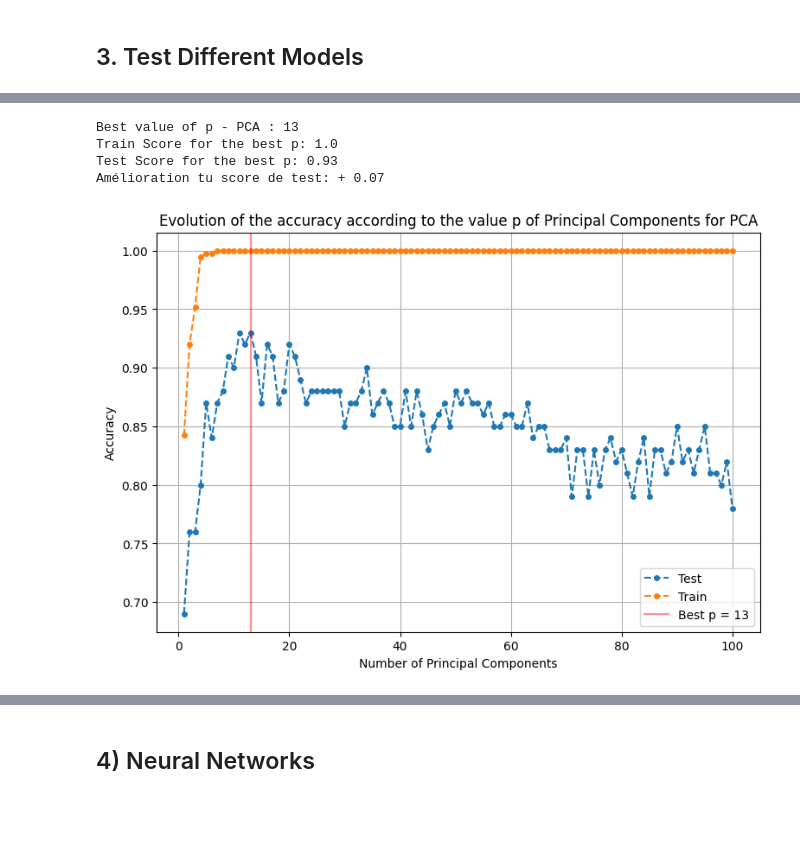
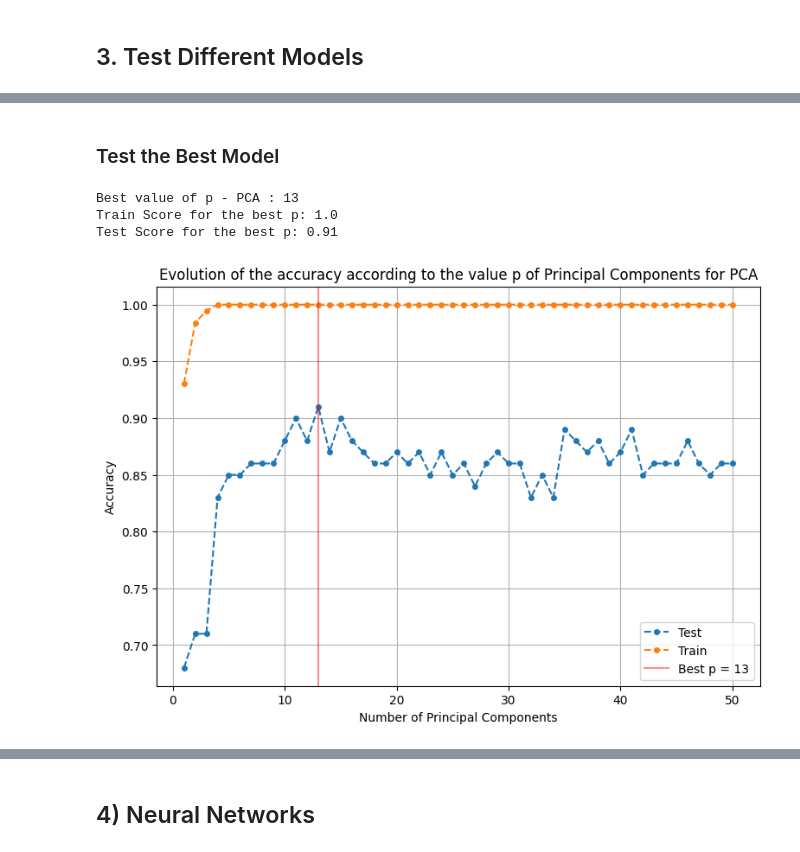
Before and after one commit to odd2022/El-Nino, a Jupyter notebook: 1_month_prediction.ipynb, the cells around one changed output, grey strips where cells are left out. Drawn from its saved outputs; the diff is of its cells as text; code cells hidden in the pictures; blank space fills up the shorter version.

Commit message:
finalized the pipeline for 1 month prediction

```diff
--- a/1_month_prediction.ipynb
+++ b/1_month_prediction.ipynb
@@ -444,28 +445,28 @@ plt.tight_layout()
 lasso = LogisticRegression(penalty='l1', solver='liblinear', C = max_C)
 lasso.fit(X_train, y_train)
 
-y_test_pred_lasso = lasso.predict(X_test)
-y_train_pred_lasso = lasso.predict(X_train)
+y_test_pred = lasso.predict(X_test)
+y_train_pred = lasso.predict(X_train)
 
 train_decision_values = lasso.decision_function(X_train)
 test_decision_values = lasso.decision_function(X_test)
 
 # Compute the scores
-train_accuracy = accuracy_score(y_train, y_train_pred_lasso)
-roc_auc_score_train = roc_auc_score(y_train, train_decision_values)
-print(f"Train accuracy with the best λ: {train_accuracy:.2f}")
-print(f"Train AUC with the best λ: {roc_auc_score_train:.2f}")
+train_accuracy_LASSO = accuracy_score(y_train, y_train_pred)
+roc_auc_score_train_LASSO = roc_auc_score(y_train, train_decision_values)
+print(f"Train accuracy with the best λ: {train_accuracy_LASSO:.2f}")
+print(f"Train AUC with the best λ: {roc_auc_score_train_LASSO:.2f}")
 
-test_accuracy = accuracy_score(y_test, y_test_pred_lasso)
-roc_auc_score_test = roc_auc_score(y_test, test_decision_values)
-print(f"Test accuracy with the best λ: {test_accuracy:.2f}")
-print(f"Test auc with the best λ: {roc_auc_score_test:.2f}")
+test_accuracy_LASSO = accuracy_score(y_test, y_test_pred)
+roc_auc_score_test_LASSO = roc_auc_score(y_test, test_decision_values)
+print(f"Test accuracy with the best λ: {test_accuracy_LASSO:.2f}")
+print(f"Test auc with the best λ: {roc_auc_score_test_LASSO:.2f}")
 
 # Compute the confusion matrix
 conf_matrix = confusion_matrix(y_test, lasso.predict(X_test))
 
-disp = ConfusionMatrixDisplay(confusion_matrix=conf_matrix, display_labels=lasso.classes_)
-disp.plot(cmap='Blues')
+disp = ConfusionMatrixDisplay(confusion_matrix = conf_matrix, display_labels = lasso.classes_)
+disp.plot(cmap = 'Blues')
 plt.title(f"Confusion Matrix - Lasso (C = {max_C:.2f})")
 plt.show()
 # %% [output]
@@ -555,0 +482,7 @@ If we consider accuracy as the reference score, SVC seems to be the best model.
+# %%
+# Define PCA for 50 features
+PCA_sst = PCA(n_components = 50)
+PCA_sst.fit(X)
+
+Xp_sst = PCA_sst.transform(X)
+X_train, X_test, y_train, y_test = useful_functions.split_scale_data(Xp_sst, y, RANDOM_SPLIT = False, train_size = 374, verbose = False)
@@ -556,17 +601,16 @@ If we consider accuracy as the reference score, SVC seems to be the best model.
+# %% [markdown]
+### Test the Best Model
 # %%
-# Combine the best model with different values of
-p_values = np.linspace(1, 100, 100).astype(int)
+p_values = np.linspace(1, 50, 50).astype(int)
 p_values = p_values.astype(int)
 test_score_accuracy = []
 train_score_accuracy = []
 models_pca = []
 
 for p in p_values:
-    # PCA with p principal components
-    PCA_sst = PCA(n_components=p)
+    PCA_sst = PCA(n_components = p)
     PCA_sst.fit(X)
 
-    # Project data
     Xp_sst = PCA_sst.transform(X)
     X_train, X_test, y_train, y_test = useful_functions.split_scale_data(Xp_sst, y, RANDOM_SPLIT = False, train_size = 374, verbose = False)
 
@@ -596,25 +640,23 @@ best_model_pca = models_pca[best_index]
 print(f"Best value of p - PCA : {best_p_value}")
 print(f"Train Score for the best p: {best_train_score_pca}")
 print(f"Test Score for the best p: {best_test_score_pca}")
-print(f"Amélioration tu score de test: + {best_test_score_pca - accuracy_score_lda_test:.2f}")
 # %% [output]
 Best value of p - PCA : 13
 Train Score for the best p: 1.0
-Test Score for the best p: 0.93
-Amélioration tu score de test: + 0.07
+Test Score for the best p: 0.91
 # %%
 # Plot the validation curve
-plt.figure(figsize=(9,6))
-plt.plot(p_values, test_score_accuracy, 'o', markersize=4, ls='--', label="Test")
-plt.plot(p_values, train_score_accuracy, 'o', markersize=4, ls='--', label="Train")
+plt.figure(figsize = [9,6])
+plt.plot(p_values, test_score_accuracy, 'o', markersize = 4, ls = '--', label = "Test")
+plt.plot(p_values, train_score_accuracy, 'o', markersize = 4, ls = '--', label = "Train")
 plt.axvline(x = best_p_value, color = 'red', linestyle = '-', label = f'Best p = {best_p_value}', alpha = 0.45)
 plt.title("Evolution of the accuracy according to the value p of Principal Components for PCA")
 plt.xlabel("Number of Principal Components")
 plt.ylabel("Accuracy")
 plt.legend()
 plt.grid()
 # %% [output]
-[figure, old version]
+[figure, new version]
 # %%
 # PCA with the best value of p
 PCA_sst = PCA(n_components = best_p_value)
```
Also changed, not shown: parts of 34 cells of this notebook, 1 other file.
